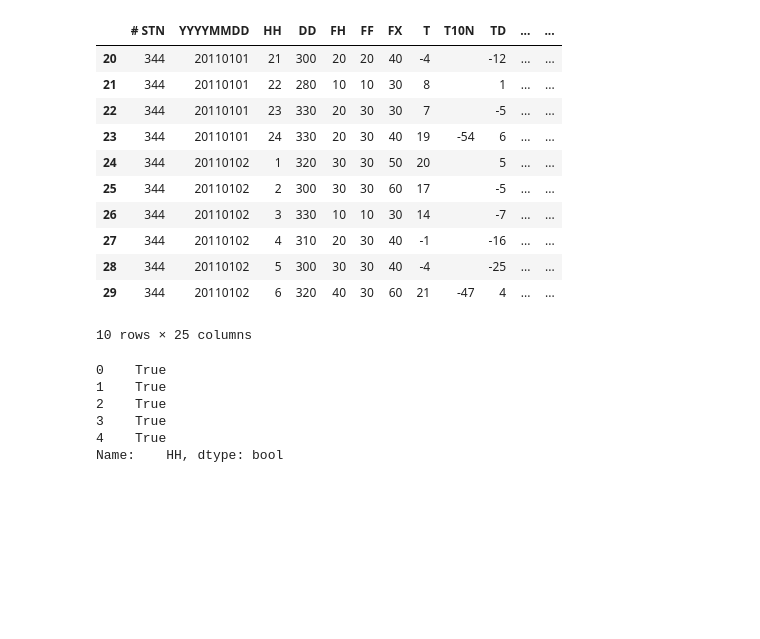
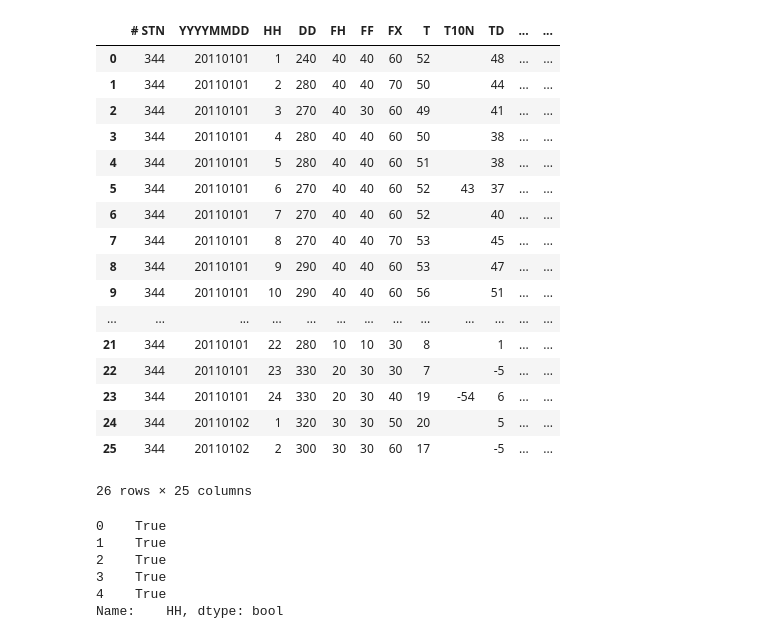
Before and after one commit to CarinaPalumbo/airco_analysis, a Jupyter notebook: airco_analysis.ipynb, the cells around one changed output. Cells and saved outputs as stored; diff of their text form; code cells hidden in the pictures; blank space fills up the shorter version.

```diff
--- a/airco_analysis.ipynb
+++ b/airco_analysis.ipynb
@@ -1,24 +1,30 @@
 # %%
 import pandas as pd
 # %%
-file = '/data/uurgeg_344_2011-2020.txt'
+my_file = 'data/uurgeg_344_2011-2020.txt'
 # %%
-df = pd.read_csv(file, skiprows=30)
+df = pd.read_csv(my_file, skiprows=30)
-# %%
-df[20:30]
-# %% [output]
-|  | # STN | YYYYMMDD | HH | DD | FH | FF | FX | T | T10N | TD | ... | ... |
-| 20 | 344 | 20110101 | 21 | 300 | 20 | 20 | 40 | -4 |  | -12 | ... | ... |
-| 21 | 344 | 20110101 | 22 | 280 | 10 | 10 | 30 | 8 |  | 1 | ... | ... |
-| 22 | 344 | 20110101 | 23 | 330 | 20 | 30 | 30 | 7 |  | -5 | ... | ... |
-| 23 | 344 | 20110101 | 24 | 330 | 20 | 30 | 40 | 19 | -54 | 6 | ... | ... |
-| 24 | 344 | 20110102 | 1 | 320 | 30 | 30 | 50 | 20 |  | 5 | ... | ... |
-| 25 | 344 | 20110102 | 2 | 300 | 30 | 30 | 60 | 17 |  | -5 | ... | ... |
-| 26 | 344 | 20110102 | 3 | 330 | 10 | 10 | 30 | 14 |  | -7 | ... | ... |
-| 27 | 344 | 20110102 | 4 | 310 | 20 | 30 | 40 | -1 |  | -16 | ... | ... |
-| 28 | 344 | 20110102 | 5 | 300 | 30 | 30 | 40 | -4 |  | -25 | ... | ... |
-| 29 | 344 | 20110102 | 6 | 320 | 40 | 30 | 60 | 21 | -47 | 4 | ... | ... |
-10 rows × 25 columns
+# %%
+df[:26]
+# %% [output]
+|  | # STN | YYYYMMDD | HH | DD | FH | FF | FX | T | T10N | TD | ... | ... |
+| 0 | 344 | 20110101 | 1 | 240 | 40 | 40 | 60 | 52 |  | 48 | ... | ... |
+| 1 | 344 | 20110101 | 2 | 280 | 40 | 40 | 70 | 50 |  | 44 | ... | ... |
+| 2 | 344 | 20110101 | 3 | 270 | 40 | 30 | 60 | 49 |  | 41 | ... | ... |
+| 3 | 344 | 20110101 | 4 | 280 | 40 | 40 | 60 | 50 |  | 38 | ... | ... |
+| 4 | 344 | 20110101 | 5 | 280 | 40 | 40 | 60 | 51 |  | 38 | ... | ... |
+| 5 | 344 | 20110101 | 6 | 270 | 40 | 40 | 60 | 52 | 43 | 37 | ... | ... |
+| 6 | 344 | 20110101 | 7 | 270 | 40 | 40 | 60 | 52 |  | 40 | ... | ... |
+| 7 | 344 | 20110101 | 8 | 270 | 40 | 40 | 70 | 53 |  | 45 | ... | ... |
+| 8 | 344 | 20110101 | 9 | 290 | 40 | 40 | 60 | 53 |  | 47 | ... | ... |
+| 9 | 344 | 20110101 | 10 | 290 | 40 | 40 | 60 | 56 |  | 51 | ... | ... |
+| ... | ... | ... | ... | ... | ... | ... | ... | ... | ... | ... | ... | ... |
+| 21 | 344 | 20110101 | 22 | 280 | 10 | 10 | 30 | 8 |  | 1 | ... | ... |
+| 22 | 344 | 20110101 | 23 | 330 | 20 | 30 | 30 | 7 |  | -5 | ... | ... |
+| 23 | 344 | 20110101 | 24 | 330 | 20 | 30 | 40 | 19 | -54 | 6 | ... | ... |
+| 24 | 344 | 20110102 | 1 | 320 | 30 | 30 | 50 | 20 |  | 5 | ... | ... |
+| 25 | 344 | 20110102 | 2 | 300 | 30 | 30 | 60 | 17 |  | -5 | ... | ... |
+26 rows × 25 columns
 # %%
 time_filter = (df['   HH']<=8) | (df['   HH']>=20)
 time_filter.head()
```
